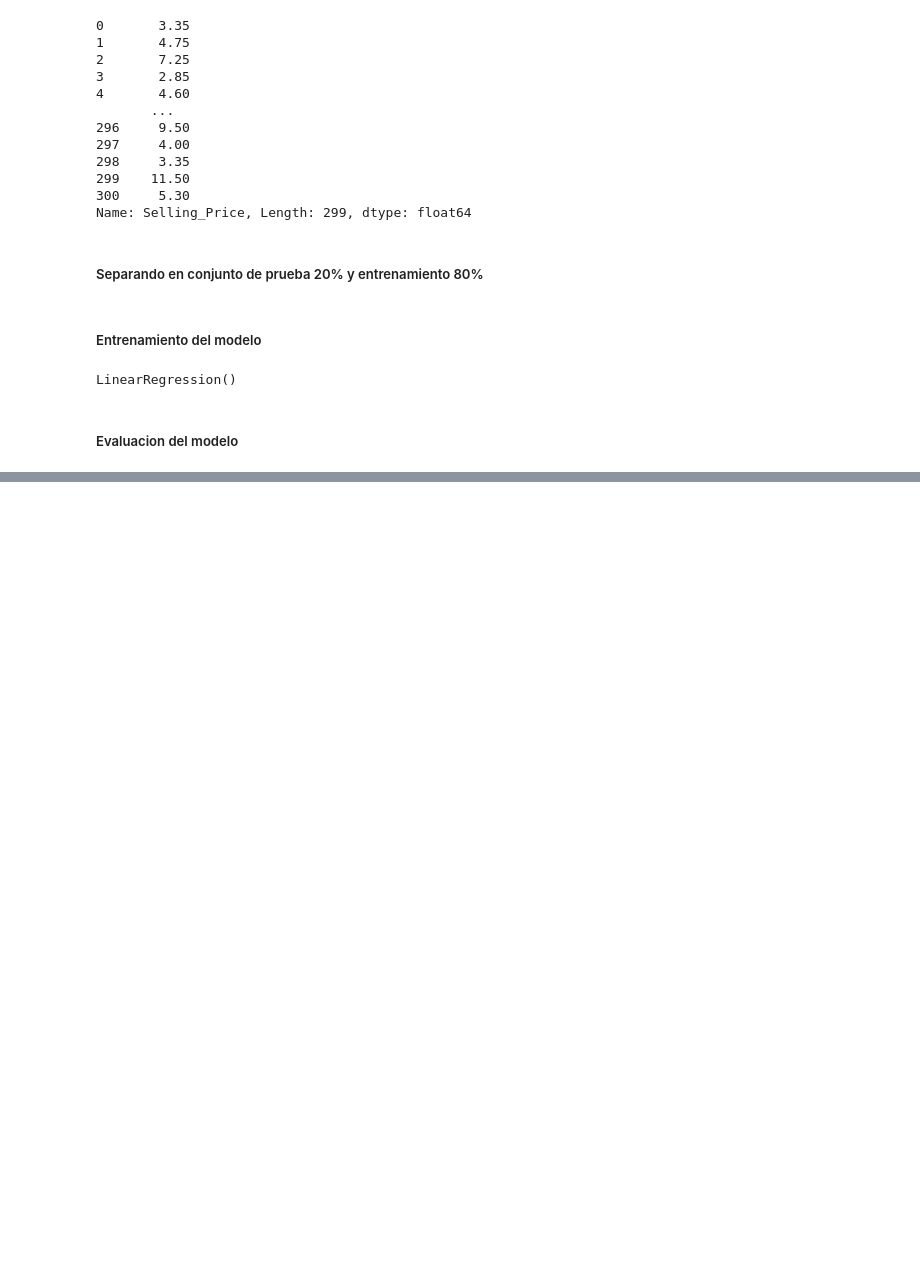
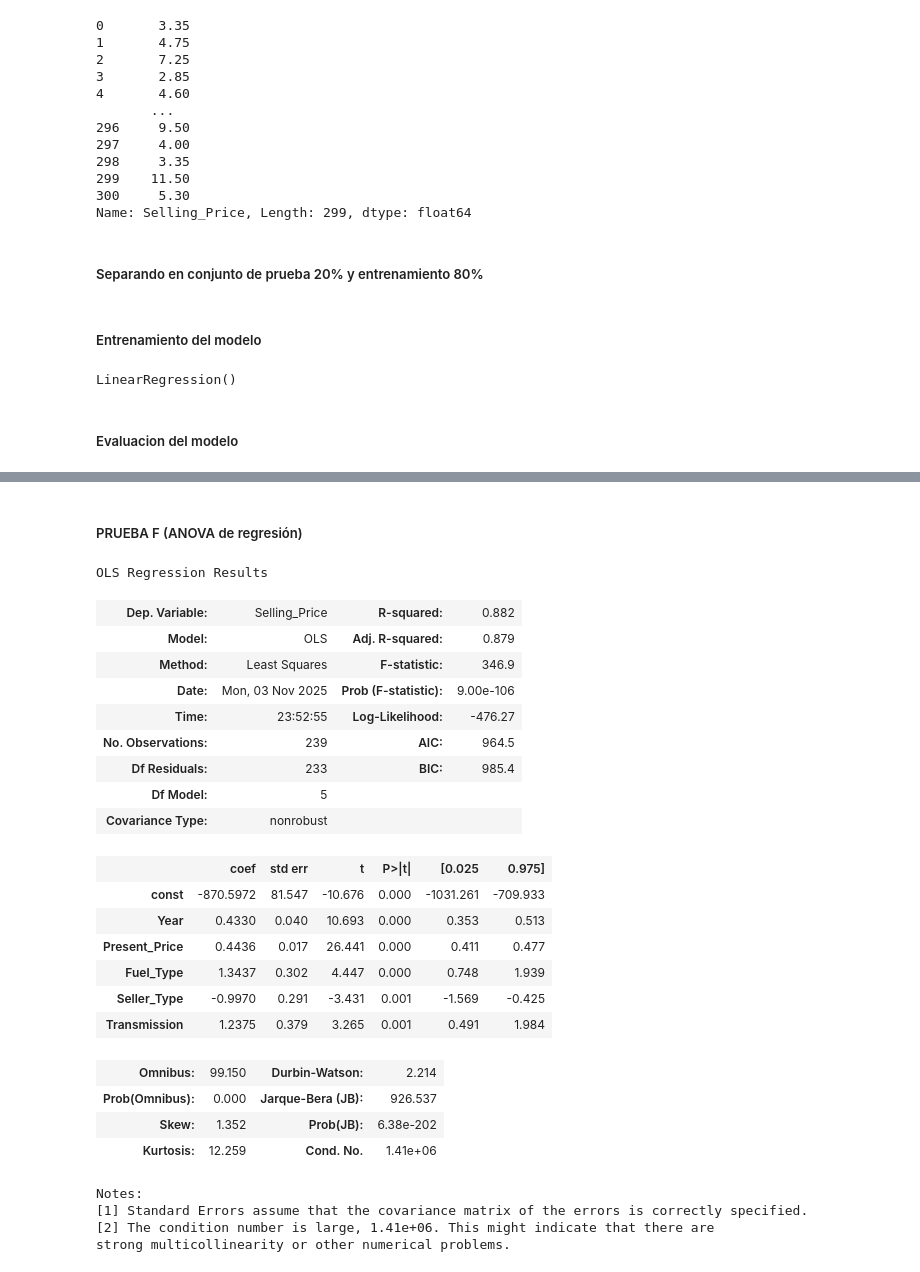
Before and after one commit to jatoapan/PreCIAP_2PAO_2025_Grupo1, a Jupyter notebook: Notebooks/01_data_exploration.ipynb, the cells around one changed output, grey strips where cells are left out. Saved outputs shown, nothing was run; the diff lists cells and outputs as text; code cells hidden in the pictures; blank space fills up the shorter version.

Commit message:
Hipótesis Prueba F

```diff
--- a/Notebooks/01_data_exploration.ipynb
+++ b/Notebooks/01_data_exploration.ipynb
@@ -402,0 +405,38 @@ plt.show()
+# %% [markdown]
+##### PRUEBA F (ANOVA de regresión)
+# %%
+
+# Agregar la constante (intercepto)
+X2 = sm.add_constant(X_entrenamiento)
+
+# Crear el modelo OLS (Ordinary Least Squares)
+modelo_ols = sm.OLS(Y_entrenamiento, X2).fit()
+
+# Mostrar el resumen estadístico
+display(modelo_ols.summary())
+# %% [output]
+OLS Regression Results
+| Dep. Variable: | Selling_Price | R-squared: | 0.882 |
+| Model: | OLS | Adj. R-squared: | 0.879 |
+| Method: | Least Squares | F-statistic: | 346.9 |
+| Date: | Mon, 03 Nov 2025 | Prob (F-statistic): | 9.00e-106 |
+| Time: | 23:52:55 | Log-Likelihood: | -476.27 |
+| No. Observations: | 239 | AIC: | 964.5 |
+| Df Residuals: | 233 | BIC: | 985.4 |
+| Df Model: | 5 |  |  |
+| Covariance Type: | nonrobust |  |  |
+|  | coef | std err | t | P>|t| | [0.025 | 0.975] |
+| const | -870.5972 | 81.547 | -10.676 | 0.000 | -1031.261 | -709.933 |
+| Year | 0.4330 | 0.040 | 10.693 | 0.000 | 0.353 | 0.513 |
+| Present_Price | 0.4436 | 0.017 | 26.441 | 0.000 | 0.411 | 0.477 |
+| Fuel_Type | 1.3437 | 0.302 | 4.447 | 0.000 | 0.748 | 1.939 |
+| Seller_Type | -0.9970 | 0.291 | -3.431 | 0.001 | -1.569 | -0.425 |
+| Transmission | 1.2375 | 0.379 | 3.265 | 0.001 | 0.491 | 1.984 |
+| Omnibus: | 99.150 | Durbin-Watson: | 2.214 |
+| Prob(Omnibus): | 0.000 | Jarque-Bera (JB): | 926.537 |
+| Skew: | 1.352 | Prob(JB): | 6.38e-202 |
+| Kurtosis: | 12.259 | Cond. No. | 1.41e+06 |
+Notes:
+[1] Standard Errors assume that the covariance matrix of the errors is correctly specified.
+[2] The condition number is large, 1.41e+06. This might indicate that there are
+strong multicollinearity or other numerical problems.
```
Also changed, not shown: parts of 9 cells of this notebook.
